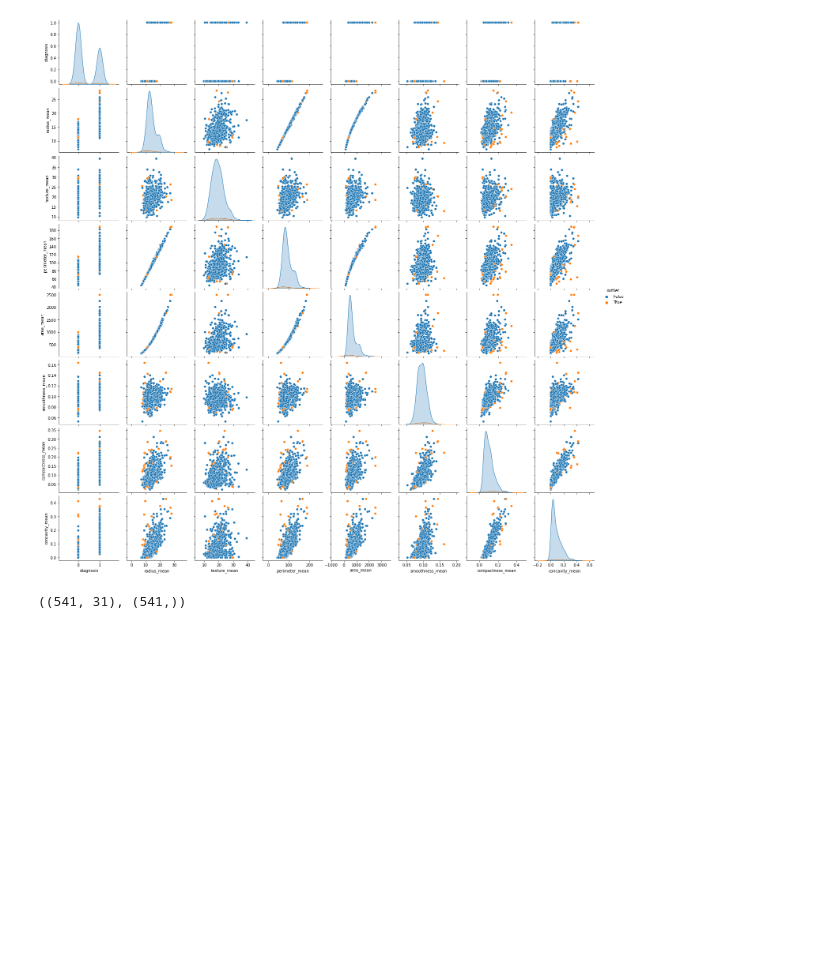
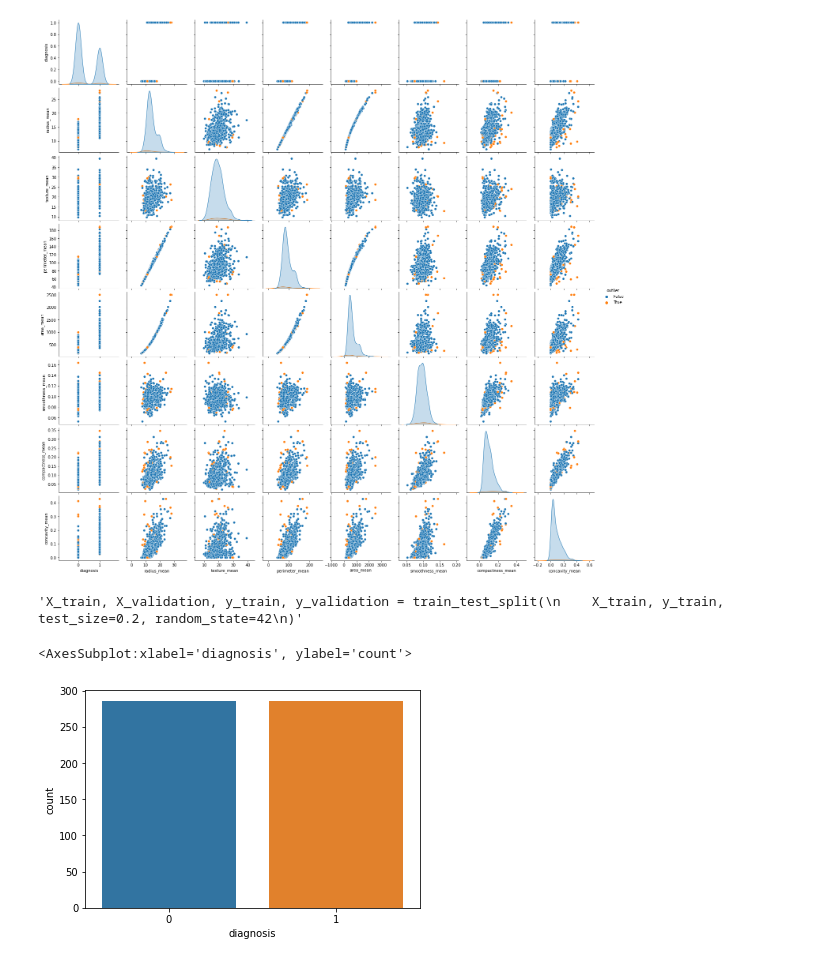
Before and after one commit to Karen247/BCancer1.0, a Jupyter notebook: breastcancer1-0.ipynb, the cells around one changed output. Saved outputs shown, nothing was run; the diff lists cells and outputs as text; code cells hidden in the pictures; blank space fills up the shorter version.

```diff
--- a/breastcancer1-0.ipynb
+++ b/breastcancer1-0.ipynb
@@ -204,16 +201,27 @@ sns.pairplot(data, vars=data.iloc[:, :8],  hue = 'outlier')
-# %%
-data = data[data['outlier'] != True]
-X = data.drop(columns='diagnosis', axis = 1).copy()
-y = data['diagnosis']
-X.shape, y.shape
-# %% [output]
-((541, 31), (541,))
 # %%
+#Preprocessing
 from sklearn.model_selection import train_test_split
-from sklearn.pipeline import make_pipeline
-from sklearn.neighbors import KNeighborsClassifier
-from sklearn.preprocessing import StandardScaler, MinMaxScaler, QuantileTransformer
+from sklearn.preprocessing import MinMaxScaler, QuantileTransformer
+
+X, y = data.drop(columns='diagnosis'), data['diagnosis']
+X = MinMaxScaler().fit_transform(X, y)
 
 X_train, X_test, y_train, y_test = train_test_split(
-    X, y, test_size=0.3, random_state=42
+    X, y, test_size=0.2, random_state=42
 )
+
+"""X_train, X_validation, y_train, y_validation = train_test_split(
+    X_train, y_train, test_size=0.2, random_state=42
+)"""
+# %% [output]
+'X_train, X_validation, y_train, y_validation = train_test_split(\n    X_train, y_train, test_size=0.2, random_state=42\n)'
+# %%
+from imblearn.over_sampling import SMOTE
+sm = SMOTE(random_state=43, k_neighbors=30)
+X_res, y_res = sm.fit_resample(X_train, y_train)
+
+
+sns.countplot(y_res)
+# %% [output]
+<AxesSubplot:xlabel='diagnosis', ylabel='count'>
+[figure, added]
```
Also changed, not shown: parts of 18 cells of this notebook.
